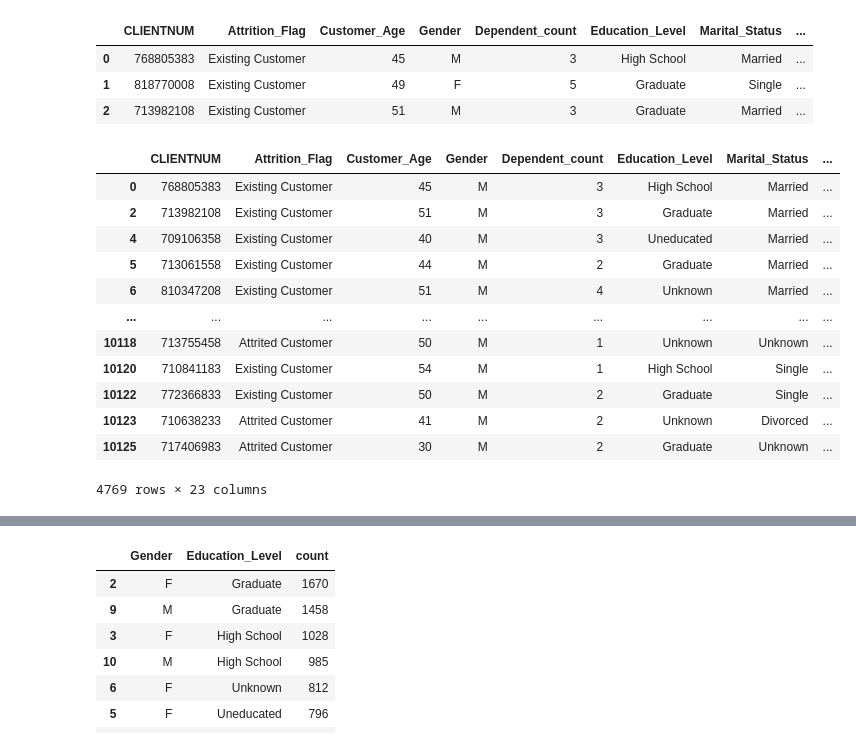
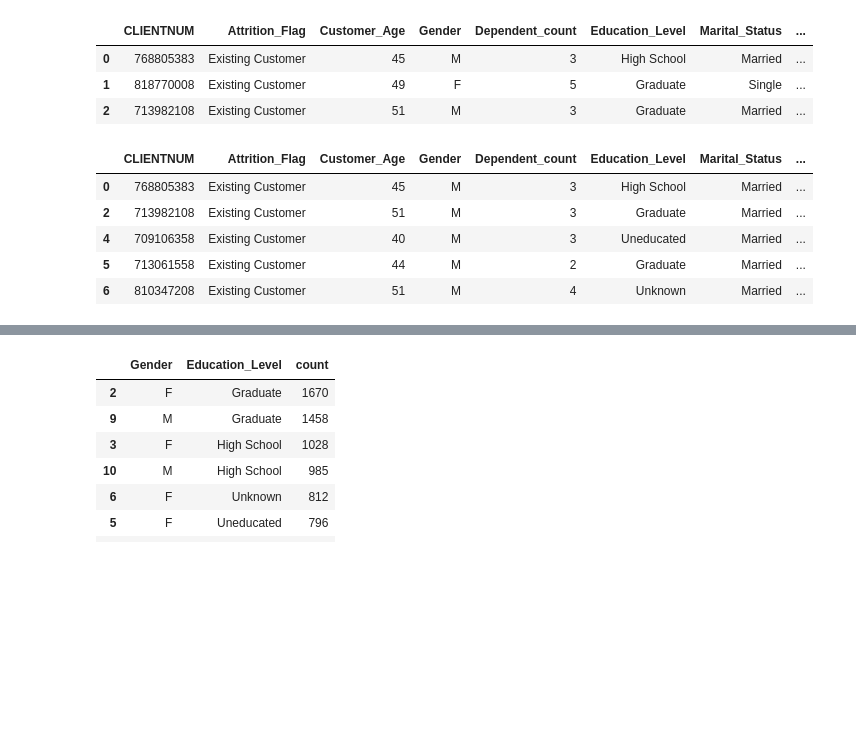
Before and after one commit to nandakumar92/sql_queries_to_pandas, a Jupyter notebook: sql_queries_to_pandas.ipynb, the cells around one changed output, grey strips where cells are left out. Cells and saved outputs as stored; diff of their text form; code cells hidden in the pictures; blank space fills up the shorter version.

```diff
--- a/sql_queries_to_pandas.ipynb
+++ b/sql_queries_to_pandas.ipynb
@@ -48,20 +48,13 @@ df.head(3)
 | 2 | 713982108 | Existing Customer | 51 | M | 3 | Graduate | Married | ... |
 # %%
 ### select * from data where gender='M'
-df[df.Gender=='M']
+df[df.Gender=='M'].head(5)
 # %% [output]
 |  | CLIENTNUM | Attrition_Flag | Customer_Age | Gender | Dependent_count | Education_Level | Marital_Status | ... |
 | 0 | 768805383 | Existing Customer | 45 | M | 3 | High School | Married | ... |
 | 2 | 713982108 | Existing Customer | 51 | M | 3 | Graduate | Married | ... |
 | 4 | 709106358 | Existing Customer | 40 | M | 3 | Uneducated | Married | ... |
 | 5 | 713061558 | Existing Customer | 44 | M | 2 | Graduate | Married | ... |
 | 6 | 810347208 | Existing Customer | 51 | M | 4 | Unknown | Married | ... |
-| ... | ... | ... | ... | ... | ... | ... | ... | ... |
-| 10118 | 713755458 | Attrited Customer | 50 | M | 1 | Unknown | Unknown | ... |
-| 10120 | 710841183 | Existing Customer | 54 | M | 1 | High School | Single | ... |
-| 10122 | 772366833 | Existing Customer | 50 | M | 2 | Graduate | Single | ... |
-| 10123 | 710638233 | Attrited Customer | 41 | M | 2 | Unknown | Divorced | ... |
-| 10125 | 717406983 | Attrited Customer | 30 | M | 2 | Graduate | Unknown | ... |
-4769 rows × 23 columns
 # %%
 ### select * from Data where Gender='F' and Education_Level='High School'
```
Also changed, not shown: parts of 5 cells of this notebook.
